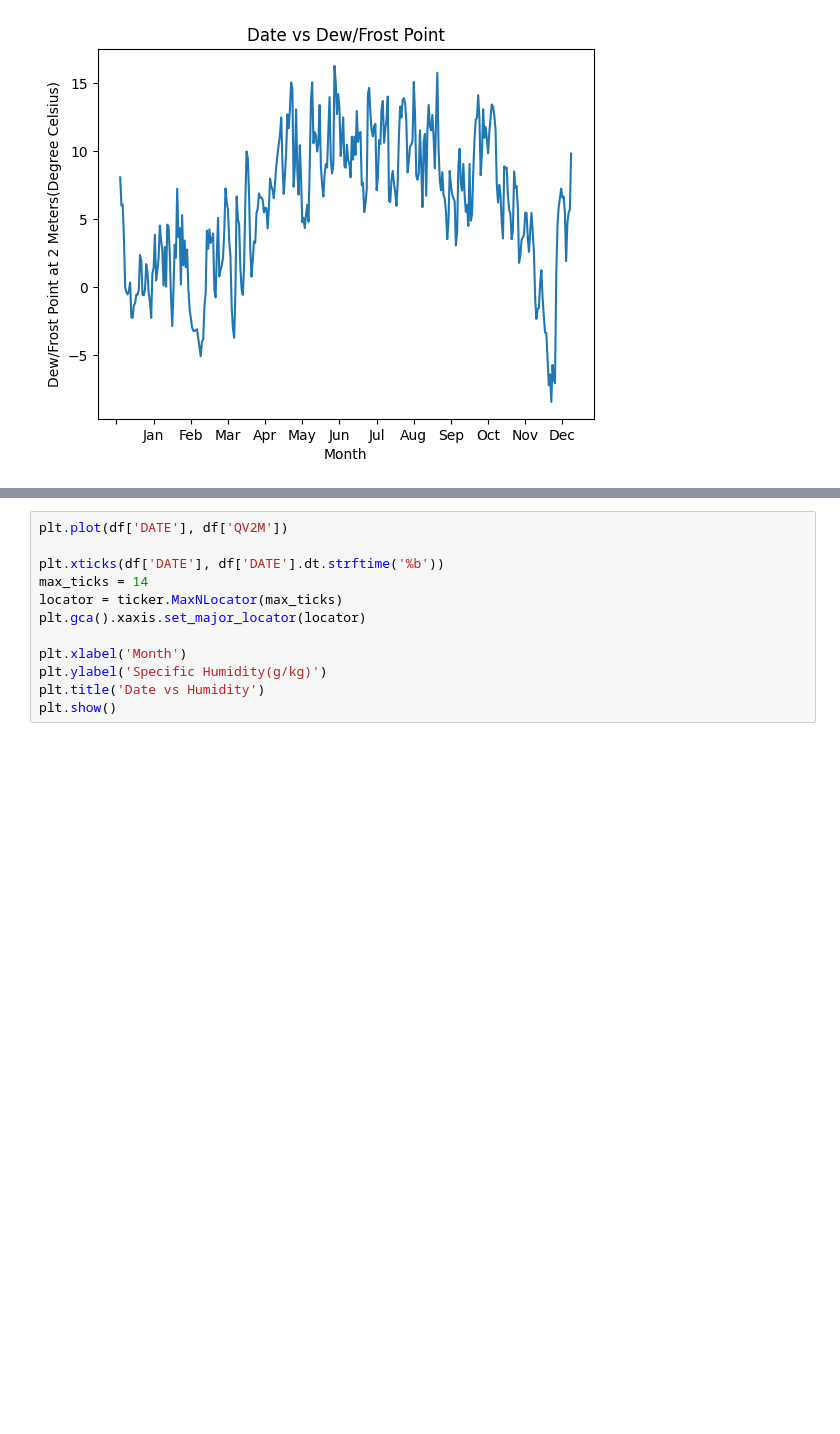
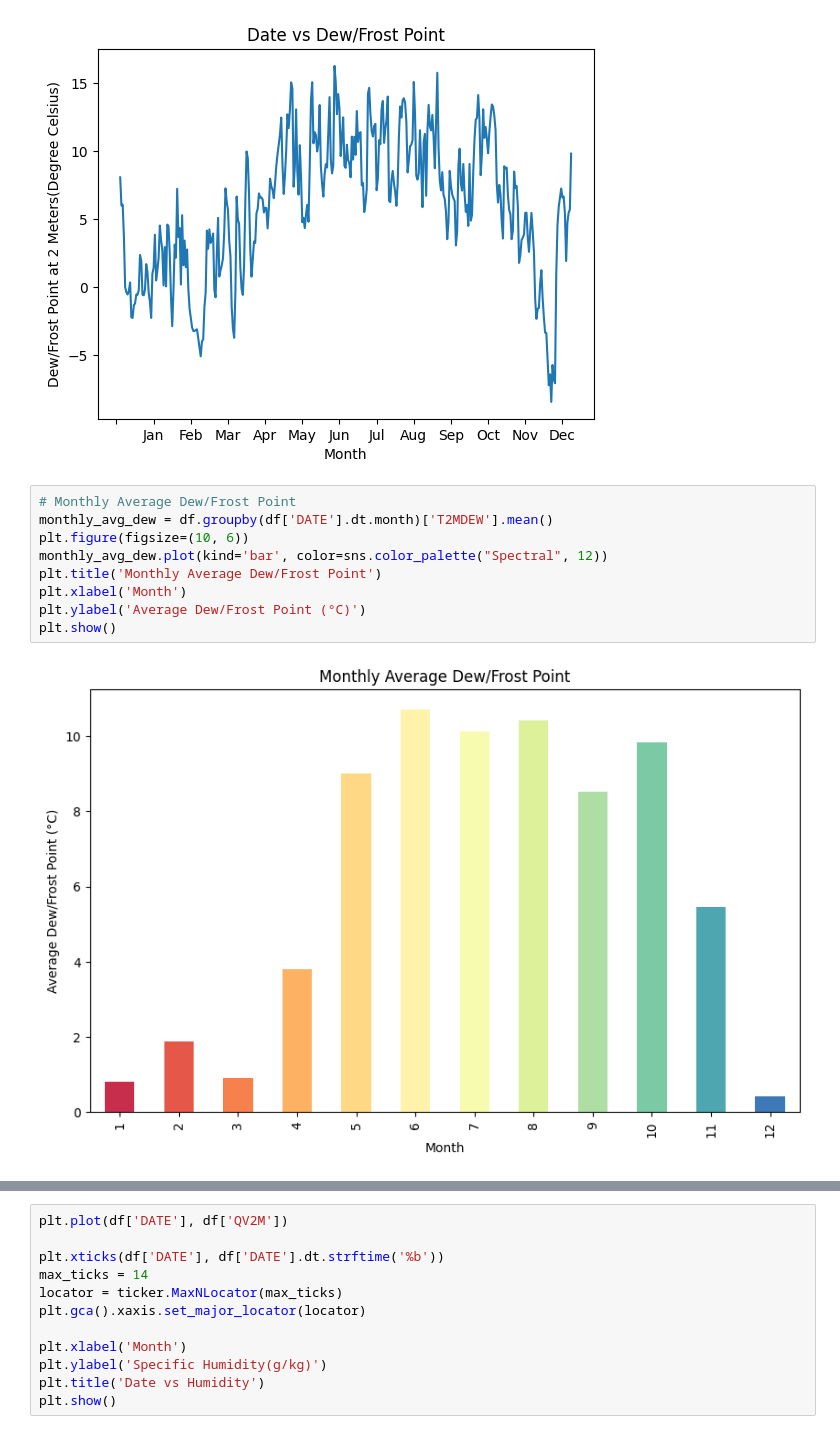
Before and after one commit to shuvanon/made-template-ws2324, a Jupyter notebook: project/report.ipynb, the cells around one changed output, grey strips where cells are left out. Drawn from its saved outputs; the diff is of its cells as text; blank space fills up the shorter version.

```diff
--- a/project/report.ipynb
+++ b/project/report.ipynb
@@ -241,4 +258,15 @@ plt.title('Date vs Dew/Frost Point')
 plt.show()
 # %% [output]
 [figure]
+# %%
+# Monthly Average Dew/Frost Point
+monthly_avg_dew = df.groupby(df['DATE'].dt.month)['T2MDEW'].mean()
+plt.figure(figsize=(10, 6))
+monthly_avg_dew.plot(kind='bar', color=sns.color_palette("Spectral", 12))
+plt.title('Monthly Average Dew/Frost Point')
+plt.xlabel('Month')
+plt.ylabel('Average Dew/Frost Point (°C)')
+plt.show()
+# %% [output]
+[figure, added]
 # %% [markdown]
```
Also changed, not shown: parts of 19 cells of this notebook.
